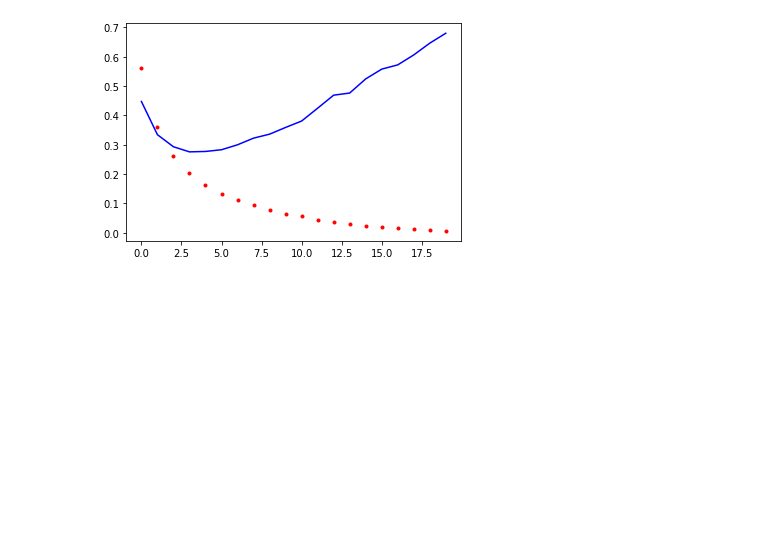
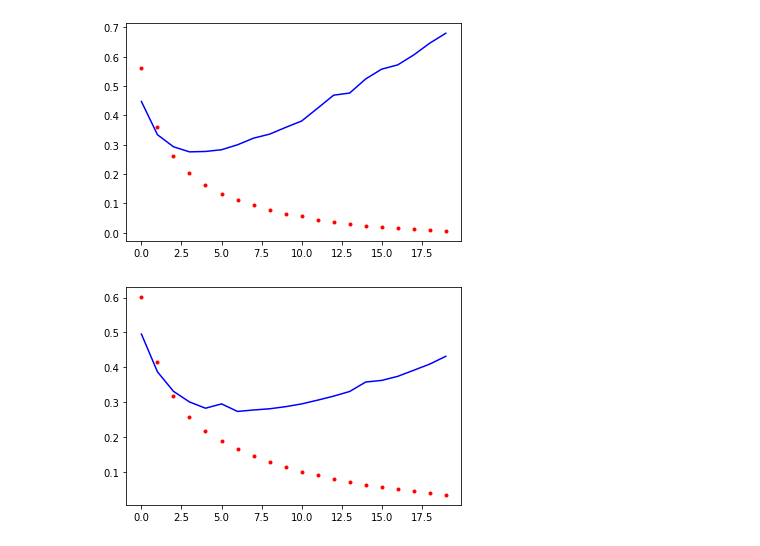
Before and after one commit to office-diet/python_keras_deeplearning, a Jupyter notebook: chapter04.ipynb, the cells around one changed output. Cells and saved outputs as stored; diff of their text form; code cells hidden in the pictures; blank space fills up the shorter version.

```diff
--- a/chapter04.ipynb
+++ b/chapter04.ipynb
@@ -38,7 +38,7 @@ with tf.device("/cpu:0"):
     y_val = y_train[:10000]
     partial_y_train = y_train[10000:]
 
-    history = model.fit(partial_x_train, partial_y_train, epochs=20, batch_size=512, validation_data=(x_val, y_val))
+    history = model.fit(partial_x_train, partial_y_train, epochs=20, batch_size=512, validation_data=(x_val, y_val), verbose=0)
 
 import matplotlib.pyplot as plt
 l = history.history["loss"]
@@ -49,3 +49,39 @@ plt.plot(x, vl, "b")
 plt.show()
 # %% [output]
 [figure]
+# %%
+from tensorflow.keras.models import Sequential
+from tensorflow.keras.layers import Dense
+
+import tensorflow as tf
+with tf.device("/cpu:0"):
+    model = Sequential()
+    model.add(Dense(4, activation="relu", input_shape=(10000, )))
+    model.add(Dense(4, activation="relu"))
+    model.add(Dense(1, activation="sigmoid"))
+
+from tensorflow.keras import optimizers
+from tensorflow.keras import losses
+from tensorflow.keras import metrics
+
+with tf.device("/cpu:0"):
+    model.compile(optimizer=optimizers.RMSprop(lr=0.001),
+                  loss=losses.binary_crossentropy,
+                  metrics=[metrics.binary_accuracy])
+
+    x_val = x_train[:10000]
+    partial_x_train = x_train[10000:]
+    y_val = y_train[:10000]
+    partial_y_train = y_train[10000:]
+
+    history = model.fit(partial_x_train, partial_y_train, epochs=20, batch_size=512, validation_data=(x_val, y_val), verbose=0)
+
+import matplotlib.pyplot as plt
+l = history.history["loss"]
+vl = history.history["val_loss"]
+x = range(len(l))
+plt.plot(x, l, "r.")
+plt.plot(x, vl, "b")
+plt.show()
+# %% [output]
+[figure, added]
```
Also changed, not shown: parts of 5 cells of this notebook.
